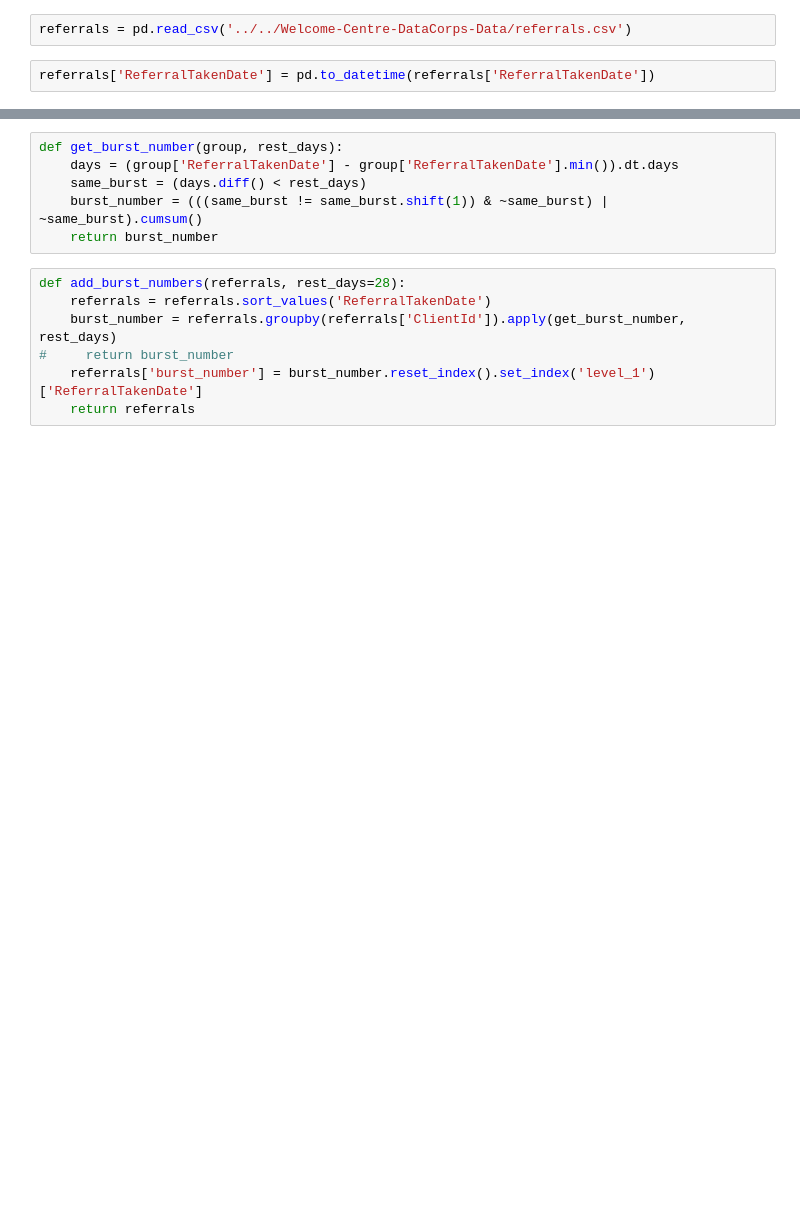
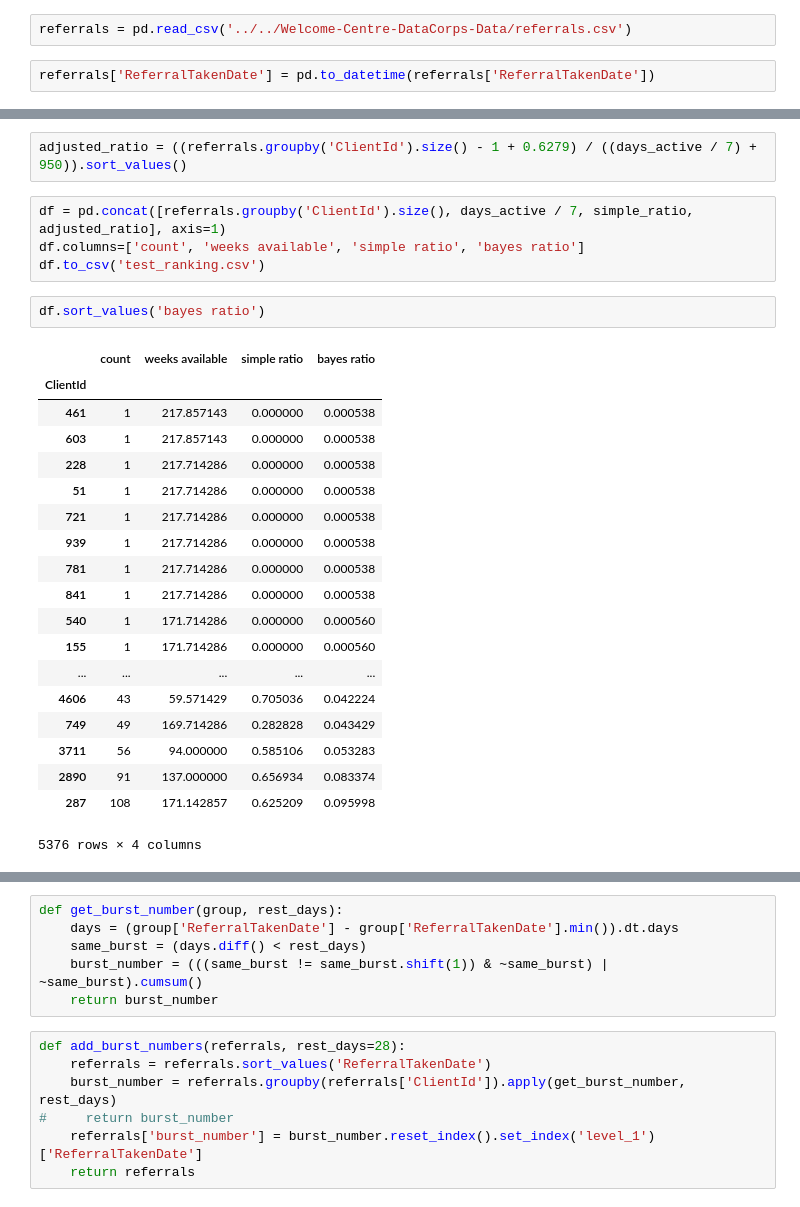
Before and after one commit to DataKind-UK/Welcome-Centre-DataCorps-Code, a Jupyter notebook: notebooks/dependency_score.ipynb, the cells around one changed output, grey strips where cells are left out. Cells and saved outputs as stored; diff of their text form; blank space fills up the shorter version.

```diff
--- a/notebooks/dependency_score.ipynb
+++ b/notebooks/dependency_score.ipynb
@@ -8 +64,29 @@ referrals['ReferralTakenDate'] = pd.to_datetime(referrals['ReferralTakenDate'])
+# %%
+adjusted_ratio = ((referrals.groupby('ClientId').size() - 1 + 0.6279) / ((days_active / 7) + 950)).sort_values()
+# %%
+df = pd.concat([referrals.groupby('ClientId').size(), days_active / 7, simple_ratio, adjusted_ratio], axis=1)
+df.columns=['count', 'weeks available', 'simple ratio', 'bayes ratio']
+df.to_csv('test_ranking.csv')
+# %%
+df.sort_values('bayes ratio')
+# %% [output]
+|  | count | weeks available | simple ratio | bayes ratio |
+| ClientId |  |  |  |  |
+| 461 | 1 | 217.857143 | 0.000000 | 0.000538 |
+| 603 | 1 | 217.857143 | 0.000000 | 0.000538 |
+| 228 | 1 | 217.714286 | 0.000000 | 0.000538 |
+| 51 | 1 | 217.714286 | 0.000000 | 0.000538 |
+| 721 | 1 | 217.714286 | 0.000000 | 0.000538 |
+| 939 | 1 | 217.714286 | 0.000000 | 0.000538 |
+| 781 | 1 | 217.714286 | 0.000000 | 0.000538 |
+| 841 | 1 | 217.714286 | 0.000000 | 0.000538 |
+| 540 | 1 | 171.714286 | 0.000000 | 0.000560 |
+| 155 | 1 | 171.714286 | 0.000000 | 0.000560 |
+| ... | ... | ... | ... | ... |
+| 4606 | 43 | 59.571429 | 0.705036 | 0.042224 |
+| 749 | 49 | 169.714286 | 0.282828 | 0.043429 |
+| 3711 | 56 | 94.000000 | 0.585106 | 0.053283 |
+| 2890 | 91 | 137.000000 | 0.656934 | 0.083374 |
+| 287 | 108 | 171.142857 | 0.625209 | 0.095998 |
+5376 rows × 4 columns
 # %%
```
Also changed, not shown: parts of 23 cells of this notebook.
